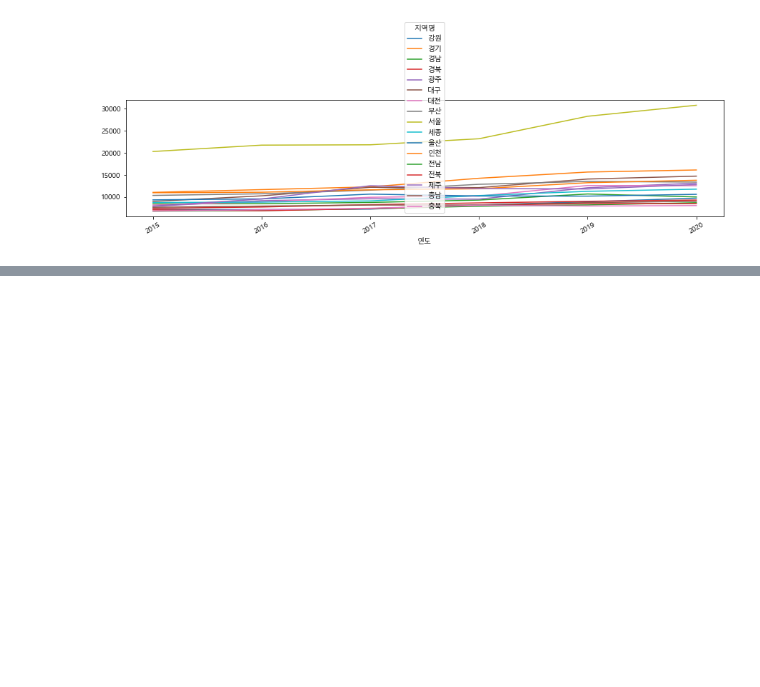
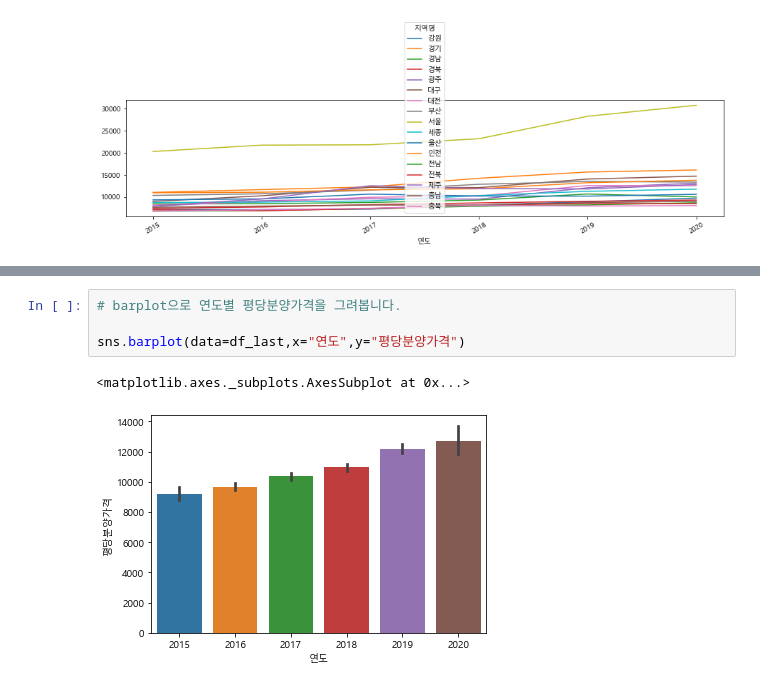
Before and after one commit to cho-jae-seong/Data_Analysis, a Jupyter notebook: open_data_analysis.ipynb, the cells around one changed output, grey strips where cells are left out. Drawn from its saved outputs; the diff is of its cells as text; blank space fills up the shorter version.

```diff
--- a/open_data_analysis.ipynb
+++ b/open_data_analysis.ipynb
@@ -565,0 +579,7 @@ p.plot.line(figsize=(15,3),rot=30)
+# %%
+# barplot으로 연도별 평당분양가격을 그려봅니다.
+
+sns.barplot(data=df_last,x="연도",y="평당분양가격")
+# %% [output]
+<matplotlib.axes._subplots.AxesSubplot at 0x...>
+[figure, added]
```
Also changed, not shown: parts of 13 cells of this notebook.
